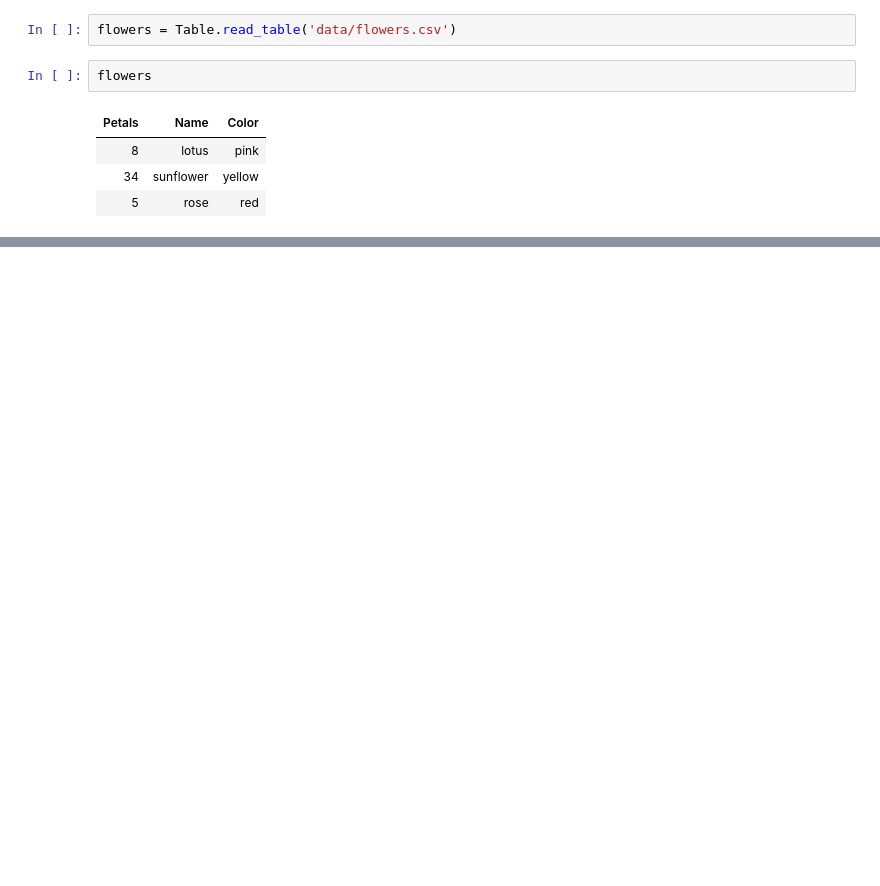
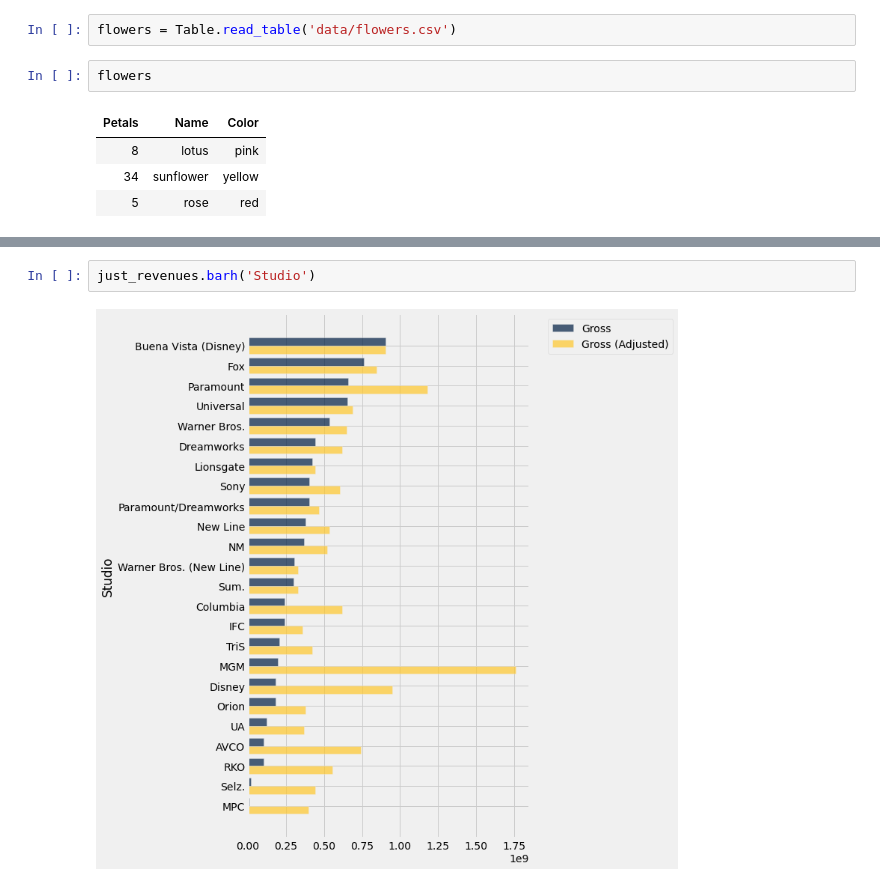
Before and after one commit to wu-olivia-ke/inf1340-programmingfordatascience-fa21, a Jupyter notebook: class-demo.ipynb, the cells around one changed output, grey strips where cells are left out. Cells and saved outputs as stored; diff of their text form; blank space fills up the shorter version.

```diff
--- a/class-demo.ipynb
+++ b/class-demo.ipynb
@@ -127,0 +258,4 @@ flowers
+# %%
+just_revenues.barh('Studio')
+# %% [output]
+[figure, added]
```
Also changed, not shown: parts of 19 cells of this notebook, 2 other files.
